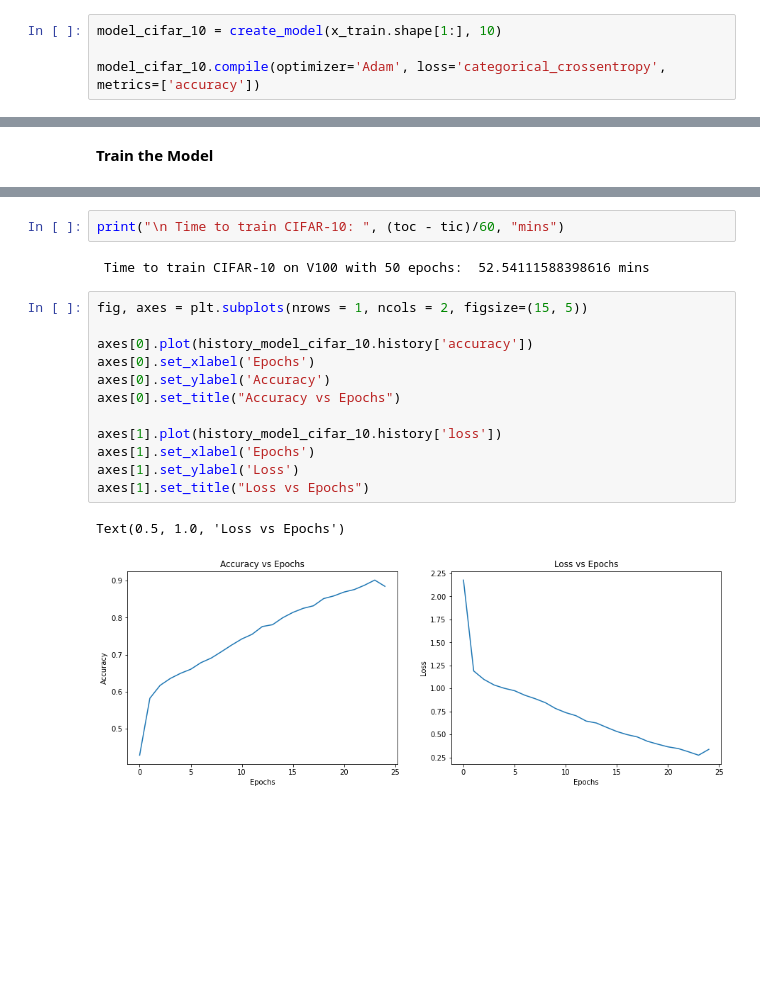
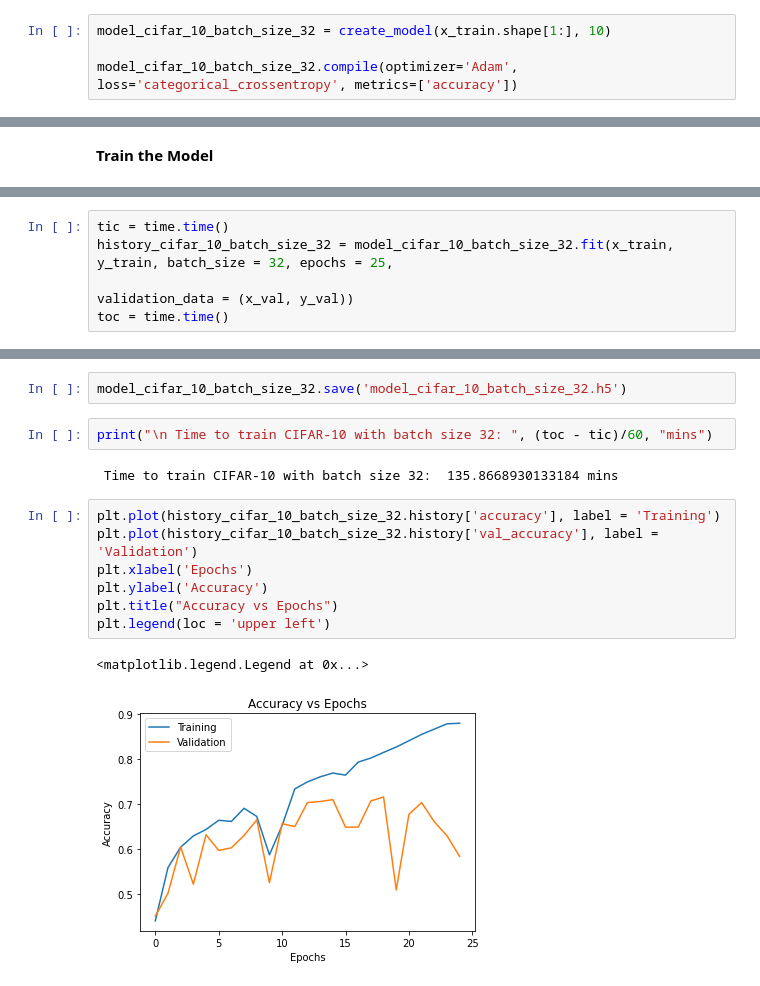
Before and after one commit to ecbme4040/e4040-2021Fall-Project-YOYO-bdd2115-aa4821-vm2656, a Jupyter notebook: CIFAR-10/cifar_10_batch_size_32.ipynb, the cells around one changed output, grey strips where cells are left out. Saved outputs shown, nothing was run; the diff lists cells and outputs as text; blank space fills up the shorter version.

Commit message:
Updated notebook for CIFAR-10 batch size 32

```diff
--- a/CIFAR-10/cifar_10_batch_size_32.ipynb
+++ b/CIFAR-10/cifar_10_batch_size_32.ipynb
@@ -204,9 +219,9 @@ def create_model(size, classes):
 # %% [markdown]
 **Initialize the Model**
 # %%
-model_cifar_10 = create_model(x_train.shape[1:], 10)
+model_cifar_10_batch_size_32 = create_model(x_train.shape[1:], 10)
 
-model_cifar_10.compile(optimizer='Adam', loss='categorical_crossentropy', metrics=['accuracy'])
+model_cifar_10_batch_size_32.compile(optimizer='Adam', loss='categorical_crossentropy', metrics=['accuracy'])
 # %% [markdown]
 **Viusalize the Model**
 
@@ -262,0 +244,5 @@ Epoch 1/256
+# %%
+tic = time.time()
+history_cifar_10_batch_size_32 = model_cifar_10_batch_size_32.fit(x_train, y_train, batch_size = 32, epochs = 25,
+                                                                          validation_data = (x_val, y_val))
+toc = time.time()
@@ -263,19 +267,16 @@ Epoch 1/256
+# %%
+model_cifar_10_batch_size_32.save('model_cifar_10_batch_size_32.h5')
 # %%
-print("\n Time to train CIFAR-10: ", (toc - tic)/60, "mins")
+print("\n Time to train CIFAR-10 with batch size 32: ", (toc - tic)/60, "mins")
 # %% [output]
- Time to train CIFAR-10 on V100 with 50 epochs:  52.54111588398616 mins
+ Time to train CIFAR-10 with batch size 32:  135.8668930133184 mins
-# %%
-fig, axes = plt.subplots(nrows = 1, ncols = 2, figsize=(15, 5))
-
-axes[0].plot(history_model_cifar_10.history['accuracy'])
-axes[0].set_xlabel('Epochs')
-axes[0].set_ylabel('Accuracy')
-axes[0].set_title("Accuracy vs Epochs")
-
-axes[1].plot(history_model_cifar_10.history['loss'])
-axes[1].set_xlabel('Epochs')
-axes[1].set_ylabel('Loss')
-axes[1].set_title("Loss vs Epochs")
-# %% [output]
-Text(0.5, 1.0, 'Loss vs Epochs')
-[figure, removed]
+# %%
+plt.plot(history_cifar_10_batch_size_32.history['accuracy'], label = 'Training')
+plt.plot(history_cifar_10_batch_size_32.history['val_accuracy'], label = 'Validation')
+plt.xlabel('Epochs')
+plt.ylabel('Accuracy')
+plt.title("Accuracy vs Epochs")
+plt.legend(loc = 'upper left')
+# %% [output]
+<matplotlib.legend.Legend at 0x...>
+[figure, added]
```
Also changed, not shown: parts of 8 cells of this notebook.
